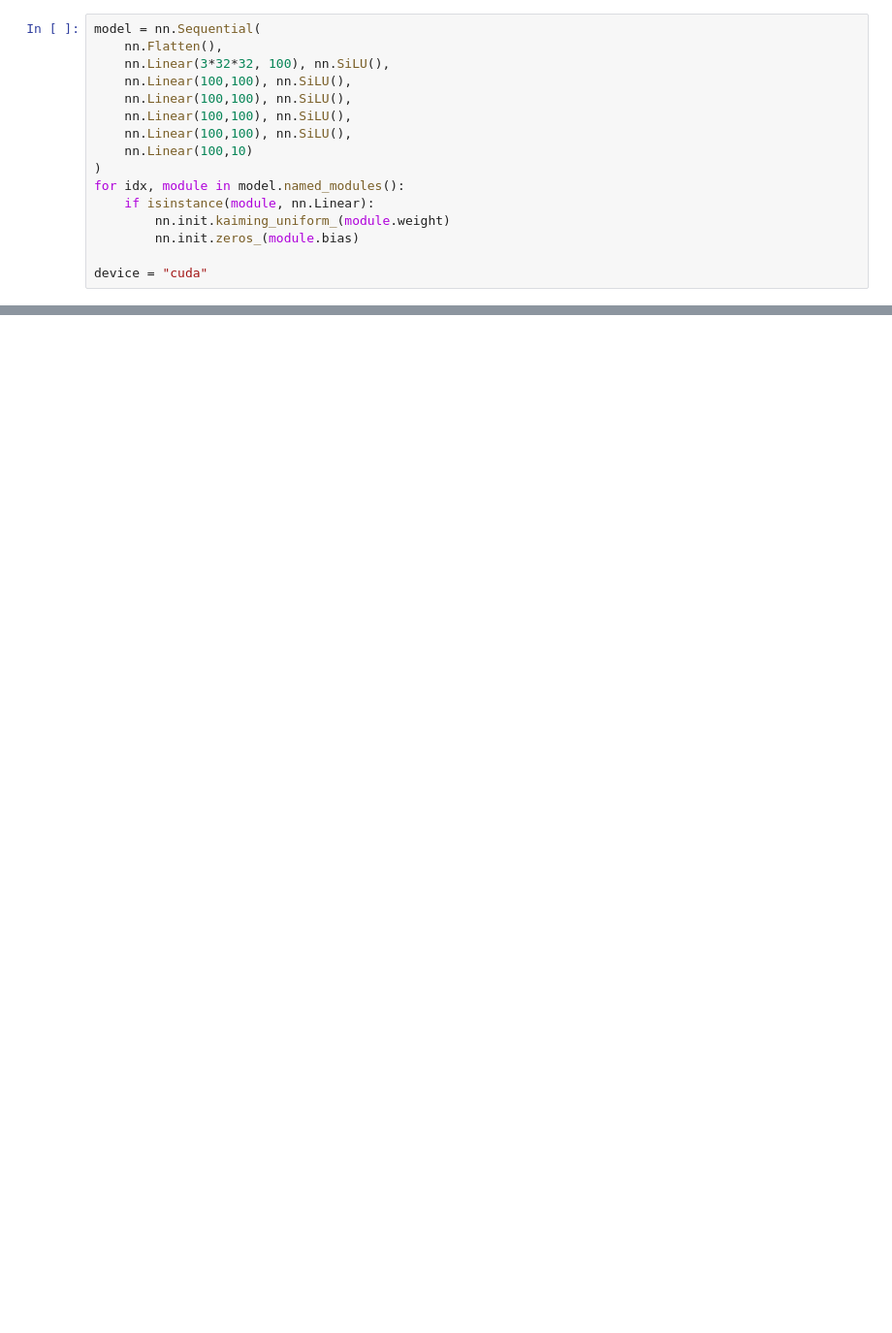
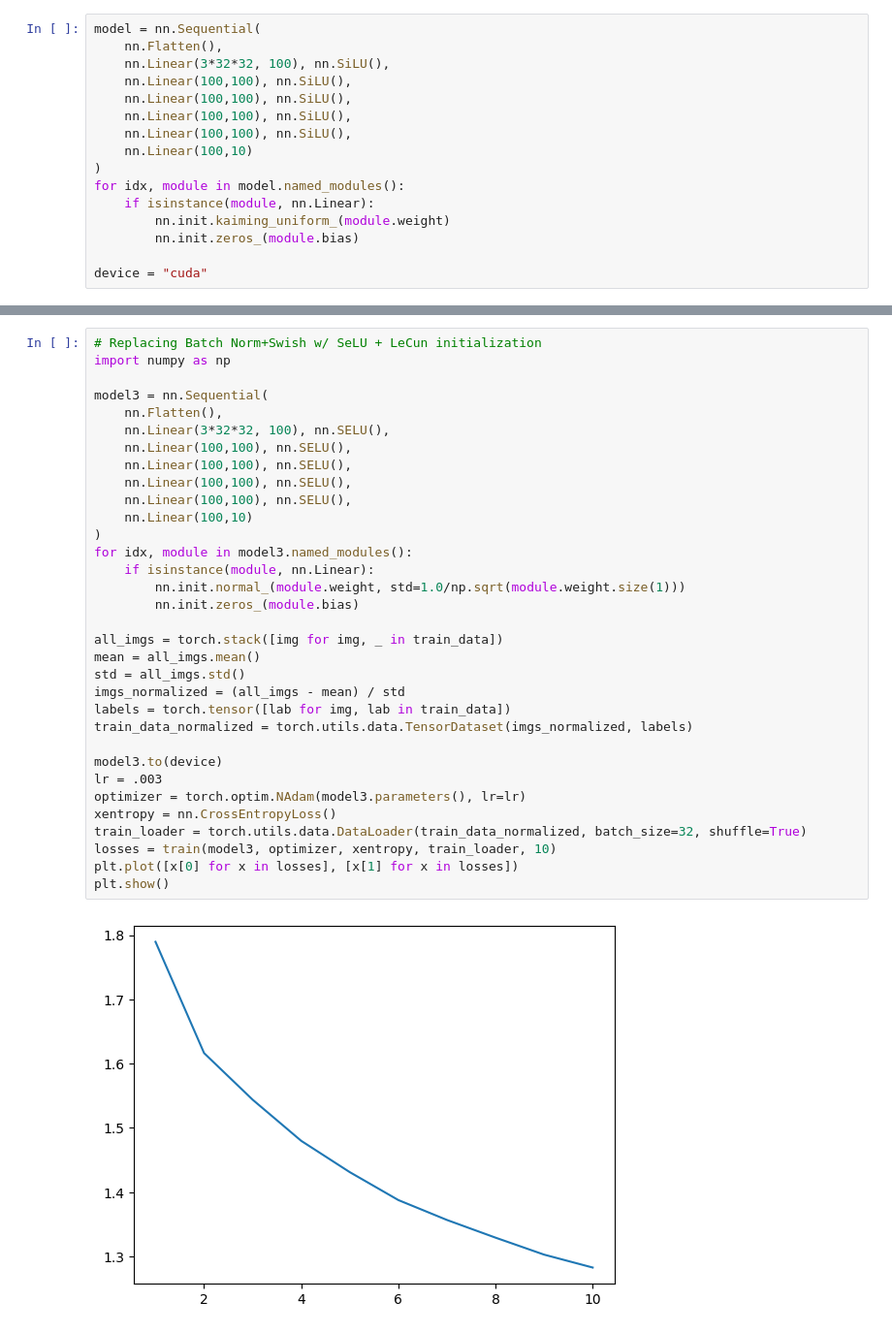
Before and after one commit to willhar/MLNotes, a Jupyter notebook: exercises/DeepImageNN.ipynb, the cells around one changed output, grey strips where cells are left out. Shown at 97% size. Saved outputs shown, nothing was run; the diff lists cells and outputs as text; blank space fills up the shorter version.

```diff
--- a/exercises/DeepImageNN.ipynb
+++ b/exercises/DeepImageNN.ipynb
@@ -65,0 +133,35 @@ KeyboardInterrupt:
+# %%
+# Replacing Batch Norm+Swish w/ SeLU + LeCun initialization
+import numpy as np
+
+model3 = nn.Sequential(
+    nn.Flatten(),
+    nn.Linear(3*32*32, 100), nn.SELU(),
+    nn.Linear(100,100), nn.SELU(),
+    nn.Linear(100,100), nn.SELU(),
+    nn.Linear(100,100), nn.SELU(),
+    nn.Linear(100,100), nn.SELU(),
+    nn.Linear(100,10)
+)
+for idx, module in model3.named_modules():
+    if isinstance(module, nn.Linear):
+        nn.init.normal_(module.weight, std=1.0/np.sqrt(module.weight.size(1)))
+        nn.init.zeros_(module.bias)
+
+all_imgs = torch.stack([img for img, _ in train_data])
+mean = all_imgs.mean()
+std = all_imgs.std()
+imgs_normalized = (all_imgs - mean) / std
+labels = torch.tensor([lab for img, lab in train_data])
+train_data_normalized = torch.utils.data.TensorDataset(imgs_normalized, labels)
+
+model3.to(device)
+lr = .003
+optimizer = torch.optim.NAdam(model3.parameters(), lr=lr)
+xentropy = nn.CrossEntropyLoss()
+train_loader = torch.utils.data.DataLoader(train_data_normalized, batch_size=32, shuffle=True)
+losses = train(model3, optimizer, xentropy, train_loader, 10)
+plt.plot([x[0] for x in losses], [x[1] for x in losses])
+plt.show()
+# %% [output]
+[figure, added]
```
Also changed, not shown: parts of 11 cells of this notebook.
